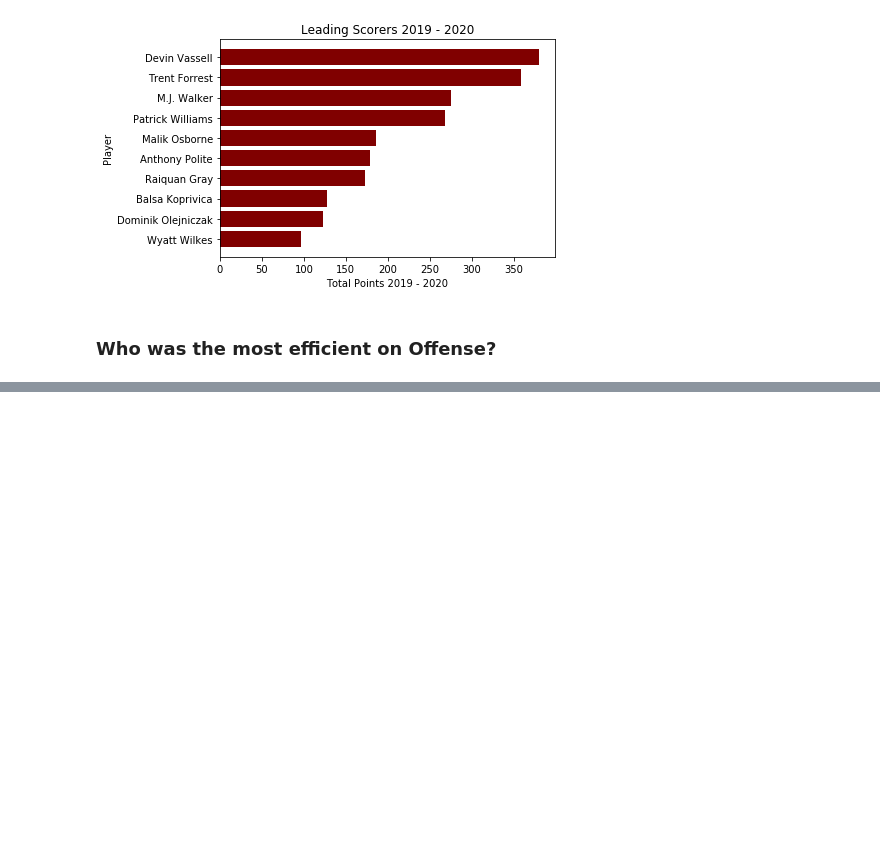
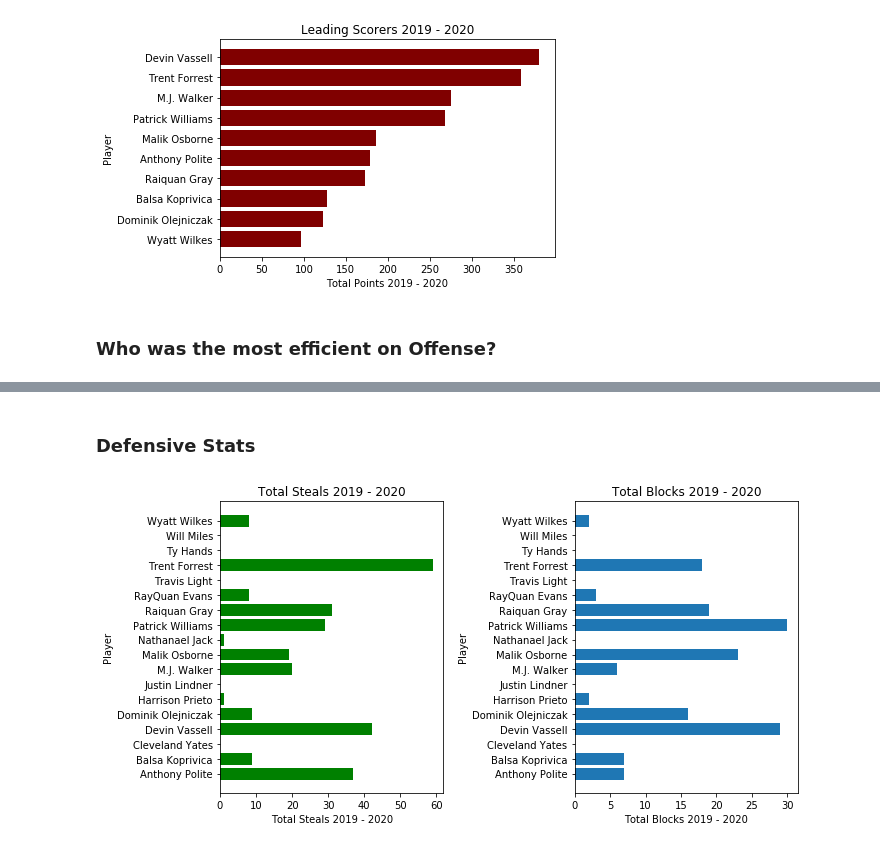
Before and after one commit to rwebster27/FSU-Basketball-Analysis, a Jupyter notebook: FSU Hoops Data Analysis .ipynb, the cells around one changed output, grey strips where cells are left out. Cells and saved outputs as stored; diff of their text form; code cells hidden in the pictures; blank space fills up the shorter version.

```diff
--- a/FSU Hoops Data Analysis .ipynb
+++ b/FSU Hoops Data Analysis .ipynb
@@ -467,0 +465,20 @@ plt.show()
+# %% [markdown]
+### Defensive Stats
+# %%
+plt.figure(figsize=(10,5))
+
+plt.subplot(1,2,1)
+plt.barh(PlayerStats['Player'] , PlayerStats['STL'], color = 'green')
+plt.ylabel('Player')
+plt.xlabel('Total Steals 2019 - 2020')
+plt.title('Total Steals 2019 - 2020')
+
+plt.subplot(1,2,2)
+plt.barh(PlayerStats['Player'] , PlayerStats['BLK'])
+plt.xlabel('Total Blocks 2019 - 2020')
+plt.ylabel('Player')
+plt.title('Total Blocks 2019 - 2020')
+plt.tight_layout()
+plt.show()
+# %% [output]
+[figure, added]
```
Also changed, not shown: parts of 10 cells of this notebook.
